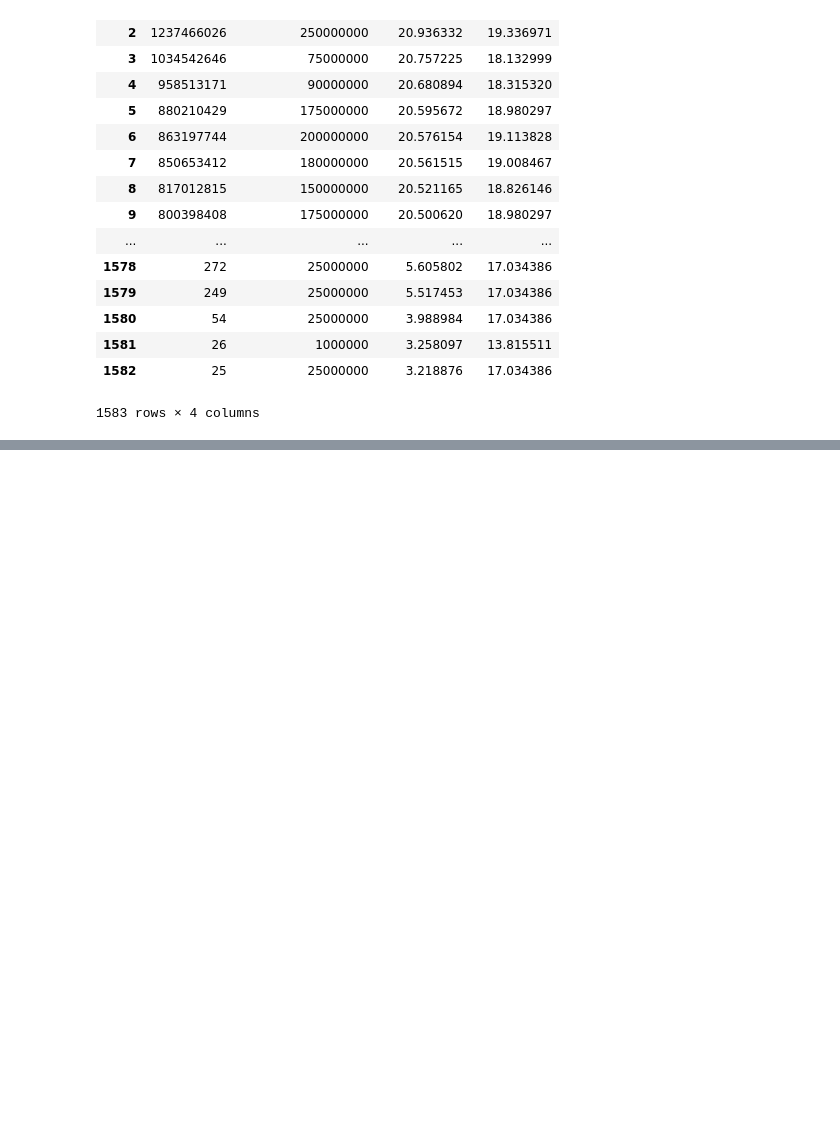
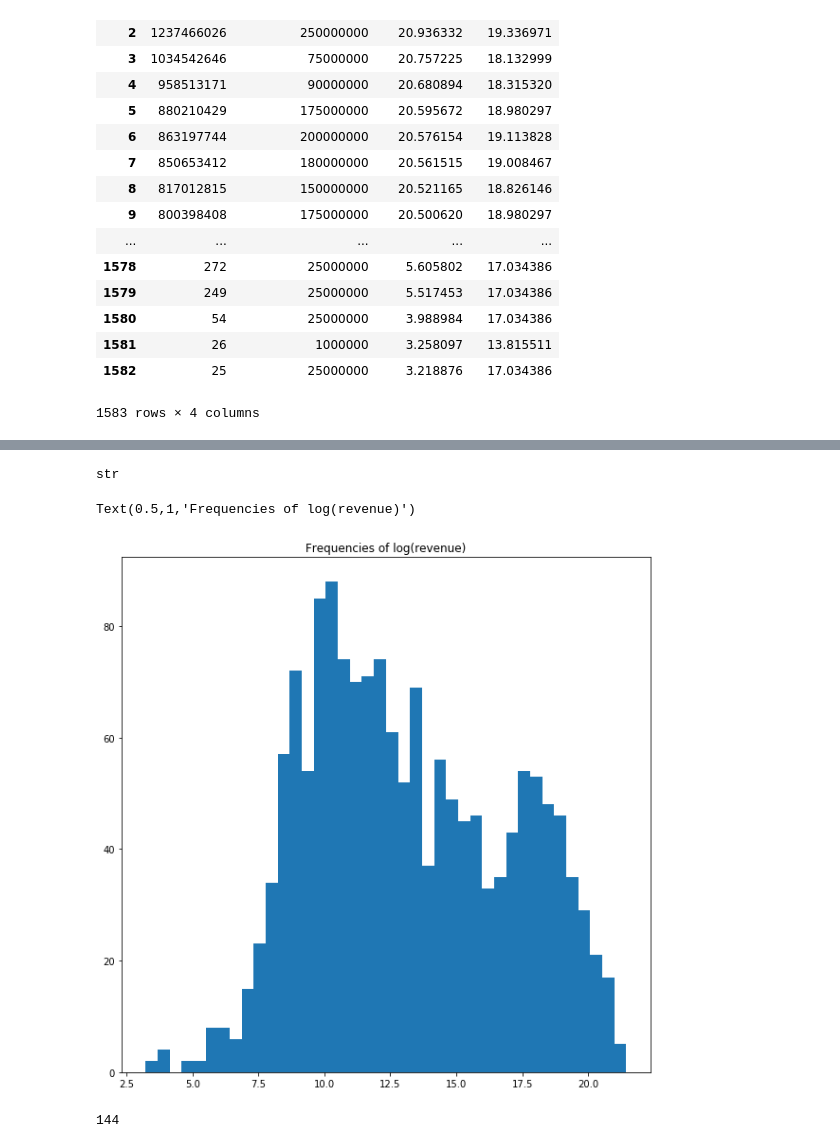
Before and after one commit to Rmloong/movie-revenue-predictor, a Jupyter notebook: EDA.ipynb, the cells around one changed output, grey strips where cells are left out. Drawn from its saved outputs; the diff is of its cells as text; code cells hidden in the pictures; blank space fills up the shorter version.

Commit message:
added histogram of log(rev)

```diff
--- a/EDA.ipynb
+++ b/EDA.ipynb
@@ -650,8 +651,9 @@ def build_clean_dataset(dataframe):
     df['genre'] = parse_genre(dataframe)
     df['prod_method'] = parse_prod_method(dataframe)
     df['creative'] = parse_creative(dataframe)
+    df['source'] = parse_source(dataframe)
     df['month'], df['day'], df['year'] = parse_release_date(dataframe)
-
+    return df
 
 def parse_mpaa_col(dataframe):
     ratings = dataframe.loc[:,'MPAA Rating']
@@ -667,7 +669,7 @@ def strip_text(bad_text):
 
 def parse_runtime_col(dataframe):
     runtime = dataframe['Running Time']
-    runtime = runtime.fillna(90)
+    runtime = runtime.fillna(90) #This was the runtime with highest frequency
     runtime = runtime.apply(lambda x: str(x))
     runtime = runtime.apply(lambda x: x.split()[0])
     runtime = runtime.apply(int)
@@ -689,6 +691,10 @@ def parse_creative(dataframe):
     creative = dataframe['Creative Type']
     return creative
 
+def parse_source(dataframe):
+    source = dataframe['Source']
+    return source
+
 def parse_release_date(dataframe):
     months = []
     days = []
@@ -733,0 +715,2 @@ df
+# %%
+df_ready_for_model = build_clean_dataset(df_clean_data)
@@ -733,0 +737,15 @@ df
+# %%
+type(df_ready_for_model['year'][0])
+# %% [output]
+str
+# %%
+fig, ax = plt.subplots(1, figsize=(10,10))
+ax.hist(df_ready_for_model['log_ww_agg'], bins = 40)
+ax.set_title('Frequencies of log(revenue)')
+# %% [output]
+Text(0.5,1,'Frequencies of log(revenue)')
+[figure, added]
+# %%
+df_ready_for_model['is_franchise'].sum()
+# %% [output]
+144
```
Also changed, not shown: parts of 6 cells of this notebook.
